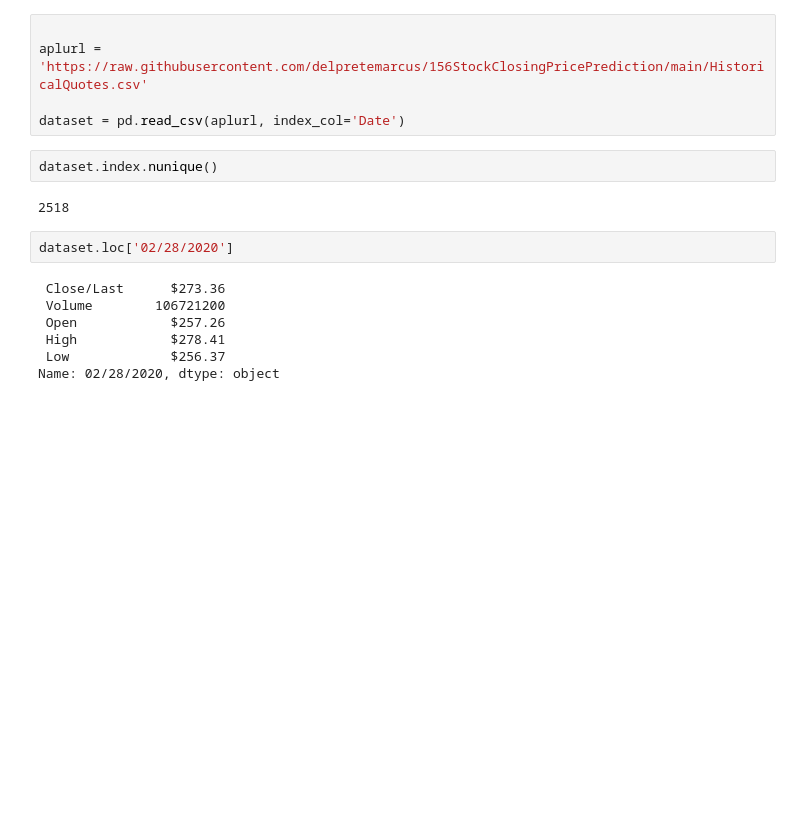
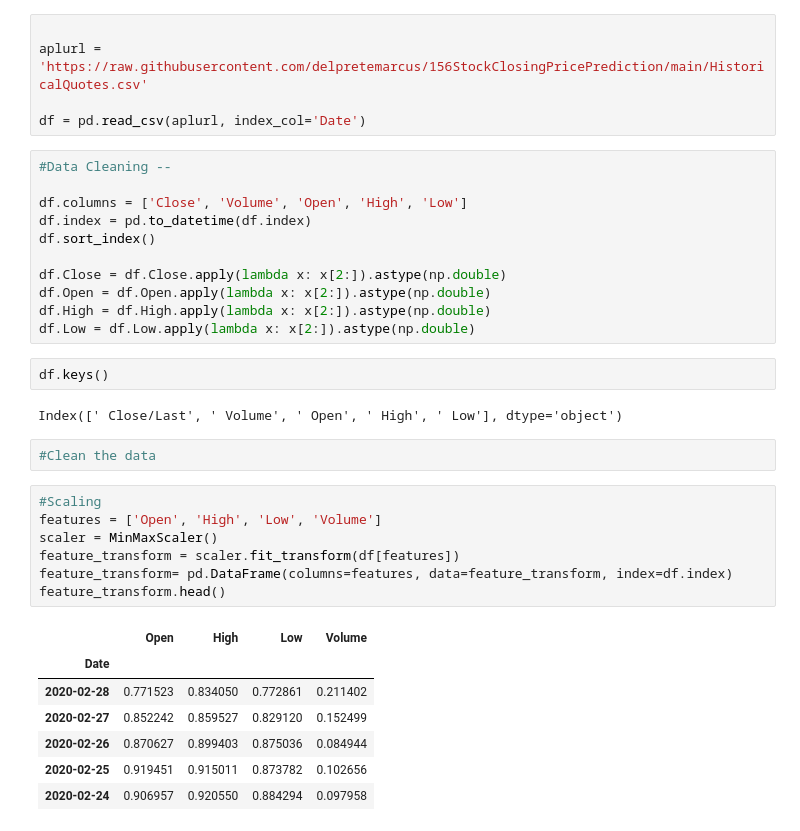
Before and after one commit to delpretemarcus/156StockClosingPricePrediction, a Jupyter notebook: DataCleaningAndExploration.ipynb, the cells around one changed output. Cells and saved outputs as stored; diff of their text form; blank space fills up the shorter version.

```diff
--- a/DataCleaningAndExploration.ipynb
+++ b/DataCleaningAndExploration.ipynb
@@ -6,17 +26,36 @@ import pandas as pd
 
 aplurl = 'https://raw.githubusercontent.com/delpretemarcus/156StockClosingPricePrediction/main/HistoricalQuotes.csv'
 
-dataset = pd.read_csv(aplurl, index_col='Date')
+df = pd.read_csv(aplurl, index_col='Date')
-# %%
-dataset.index.nunique()
-# %% [output]
-2518
-# %%
-dataset.loc['02/28/2020']
-# %% [output]
- Close/Last      $273.36
- Volume        106721200
- Open            $257.26
- High            $278.41
- Low             $256.37
-Name: 02/28/2020, dtype: object
+# %%
+#Data Cleaning --
+
+df.columns = ['Close', 'Volume', 'Open', 'High', 'Low']
+df.index = pd.to_datetime(df.index)
+df.sort_index()
+
+df.Close = df.Close.apply(lambda x: x[2:]).astype(np.double)
+df.Open = df.Open.apply(lambda x: x[2:]).astype(np.double)
+df.High = df.High.apply(lambda x: x[2:]).astype(np.double)
+df.Low = df.Low.apply(lambda x: x[2:]).astype(np.double)
+# %%
+df.keys()
+# %% [output]
+Index([' Close/Last', ' Volume', ' Open', ' High', ' Low'], dtype='object')
+# %%
+#Clean the data
+# %%
+#Scaling
+features = ['Open', 'High', 'Low', 'Volume']
+scaler = MinMaxScaler()
+feature_transform = scaler.fit_transform(df[features])
+feature_transform= pd.DataFrame(columns=features, data=feature_transform, index=df.index)
+feature_transform.head()
+# %% [output]
+|  | Open | High | Low | Volume |
+| Date |  |  |  |  |
+| 2020-02-28 | 0.771523 | 0.834050 | 0.772861 | 0.211402 |
+| 2020-02-27 | 0.852242 | 0.859527 | 0.829120 | 0.152499 |
+| 2020-02-26 | 0.870627 | 0.899403 | 0.875036 | 0.084944 |
+| 2020-02-25 | 0.919451 | 0.915011 | 0.873782 | 0.102656 |
+| 2020-02-24 | 0.906957 | 0.920550 | 0.884294 | 0.097958 |
```
Also changed, not shown: parts of 9 cells of this notebook.
